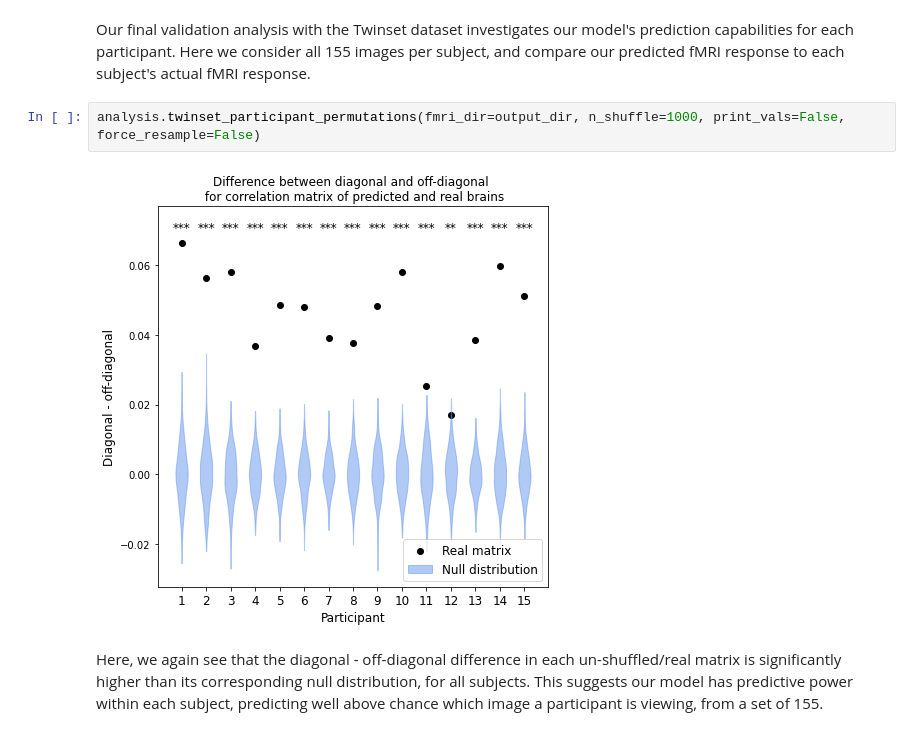
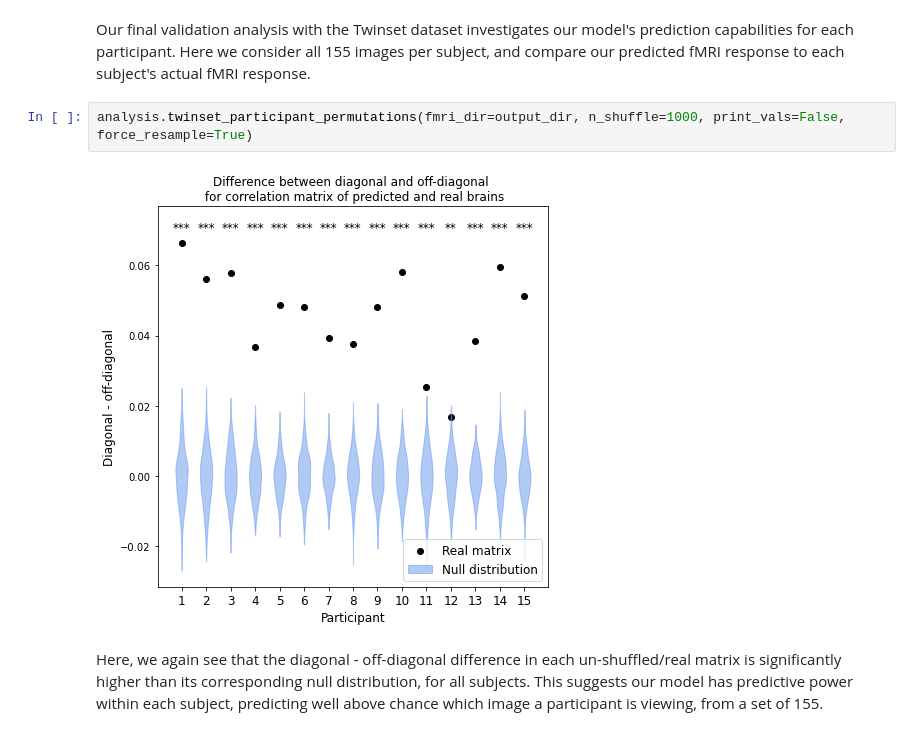
Before and after one commit to dpmlab/img2fmri, a Jupyter notebook: aperture_notebook.ipynb, the cells around one changed output. Cells and saved outputs as stored; diff of their text form.

```diff
--- a/aperture_notebook.ipynb
+++ b/aperture_notebook.ipynb
@@ -123,9 +126,9 @@ Additionally, we note that our model seems to not predict well into the animal a
 # %% [markdown]
 Our final validation analysis with the Twinset dataset investigates our model's prediction capabilities for each participant. Here we consider all 155 images per subject, and compare our predicted fMRI response to each subject's actual fMRI response.
 # %%
-analysis.twinset_participant_permutations(fmri_dir=output_dir, n_shuffle=1000, print_vals=False, force_resample=False)
+analysis.twinset_participant_permutations(fmri_dir=output_dir, n_shuffle=1000, print_vals=False, force_resample=True)
 # %% [output]
-[figure, old version]
+[figure, new version]
 # %% [markdown]
 Here, we again see that the diagonal - off-diagonal difference in each un-shuffled/real matrix is significantly higher than its corresponding null distribution, for all subjects. This suggests our model has predictive power within each subject, predicting well above chance which image a participant is viewing, from a set of 155.
 # %% [markdown]
```
Also changed, not shown: parts of 17 cells of this notebook, 1 other file.
